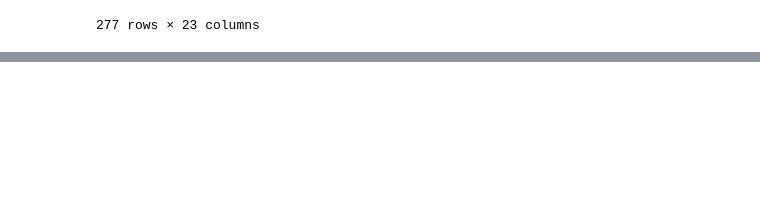
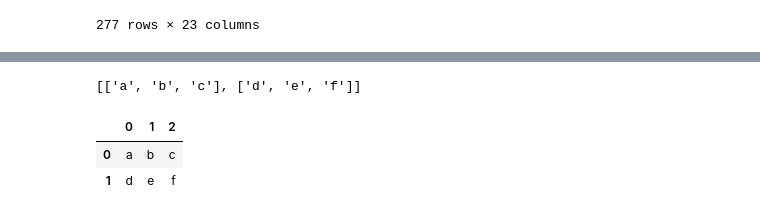
Before and after one commit to khs980714/SKNW10-1st_project, a Jupyter notebook: dataview.ipynb, the cells around one changed output, grey strips where cells are left out. Saved outputs shown, nothing was run; the diff lists cells and outputs as text; code cells hidden in the pictures; blank space fills up the shorter version.

```diff
--- a/dataview.ipynb
+++ b/dataview.ipynb
@@ -50,0 +193,13 @@ Length: 277, dtype: object
+# %%
+test_list = []
+test_list.append(['a','b','c'])
+test_list.append(['d','e','f'])
+print(test_list)
+# %% [output]
+[['a', 'b', 'c'], ['d', 'e', 'f']]
+# %%
+pd.DataFrame(test_list)
+# %% [output]
+|  | 0 | 1 | 2 |
+| 0 | a | b | c |
+| 1 | d | e | f |
```
Also changed, not shown: parts of 10 cells of this notebook, 1 other file.
